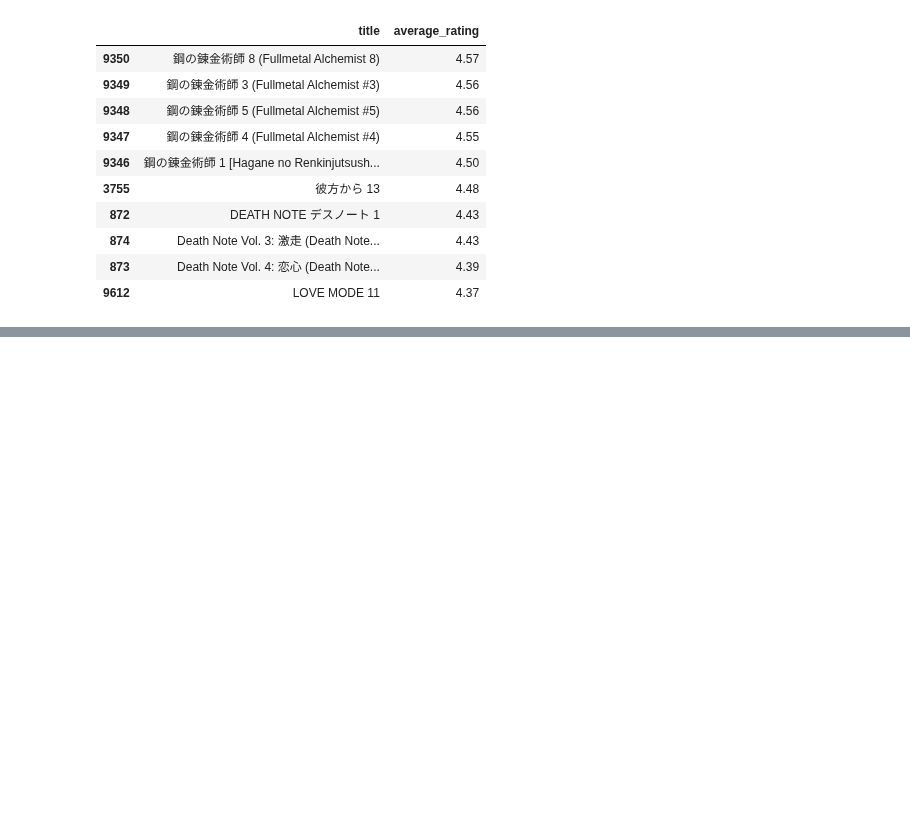
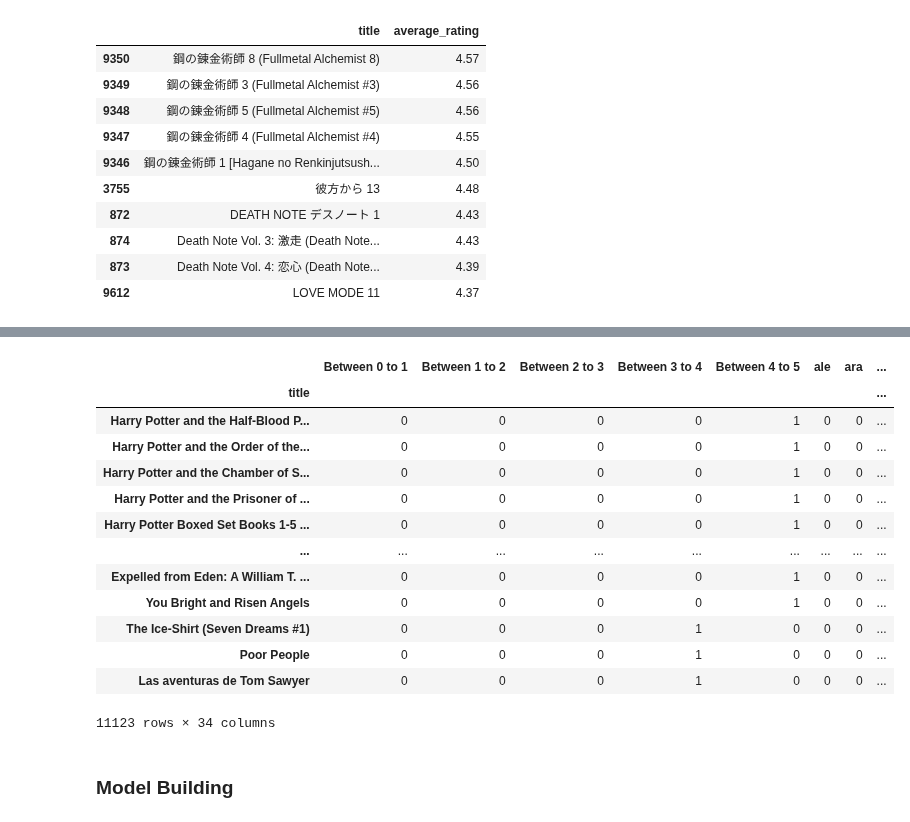
Before and after one commit to shailesh2210/Book-recommendation-system, a Jupyter notebook: Books Recommendation System.ipynb, the cells around one changed output, grey strips where cells are left out. Cells and saved outputs as stored; diff of their text form; code cells hidden in the pictures; blank space fills up the shorter version.

```diff
--- a/Books Recommendation System.ipynb
+++ b/Books Recommendation System.ipynb
@@ -539,0 +571,3 @@ Name: language_code, dtype: int64
+# %%
+rating_df = pd.get_dummies(data["Ratings_obj"])
+rating_df
@@ -539,0 +605,20 @@ Name: language_code, dtype: int64
+# %%
+features = pd.concat([rating_df, language, data["average_rating"], data["ratings_count"] , data["title"]] , axis= 1)
+features.set_index("title" , inplace=True)
+# %%
+features
+# %% [output]
+|  | Between 0 to 1 | Between 1 to 2 | Between 2 to 3 | Between 3 to 4 | Between 4 to 5 | ale | ara | ... |
+| title |  |  |  |  |  |  |  | ... |
+| Harry Potter and the Half-Blood P... | 0 | 0 | 0 | 0 | 1 | 0 | 0 | ... |
+| Harry Potter and the Order of the... | 0 | 0 | 0 | 0 | 1 | 0 | 0 | ... |
+| Harry Potter and the Chamber of S... | 0 | 0 | 0 | 0 | 1 | 0 | 0 | ... |
+| Harry Potter and the Prisoner of ... | 0 | 0 | 0 | 0 | 1 | 0 | 0 | ... |
+| Harry Potter Boxed Set Books 1-5 ... | 0 | 0 | 0 | 0 | 1 | 0 | 0 | ... |
+| ... | ... | ... | ... | ... | ... | ... | ... | ... |
+| Expelled from Eden: A William T. ... | 0 | 0 | 0 | 0 | 1 | 0 | 0 | ... |
+| You Bright and Risen Angels | 0 | 0 | 0 | 0 | 1 | 0 | 0 | ... |
+| The Ice-Shirt (Seven Dreams #1) | 0 | 0 | 0 | 1 | 0 | 0 | 0 | ... |
+| Poor People | 0 | 0 | 0 | 1 | 0 | 0 | 0 | ... |
+| Las aventuras de Tom Sawyer | 0 | 0 | 0 | 1 | 0 | 0 | 0 | ... |
+11123 rows × 34 columns
@@ -539,0 +630,2 @@ Name: language_code, dtype: int64
+# %% [markdown]
+### Model Building
```
Also changed, not shown: parts of 20 cells of this notebook.
